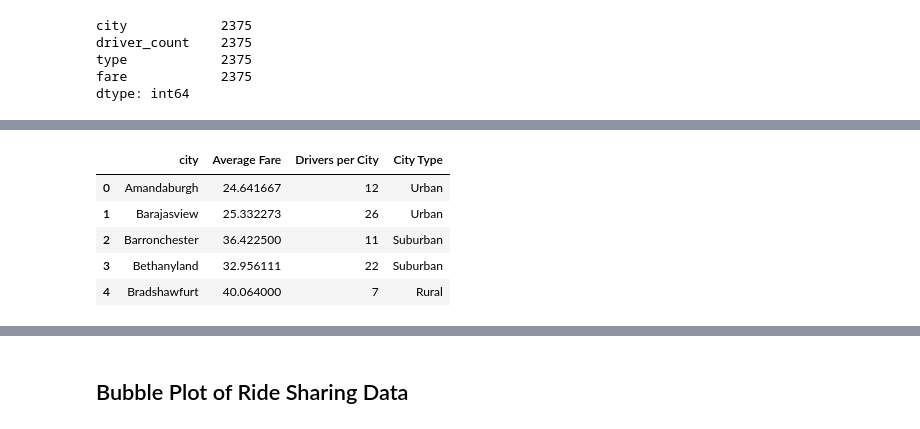
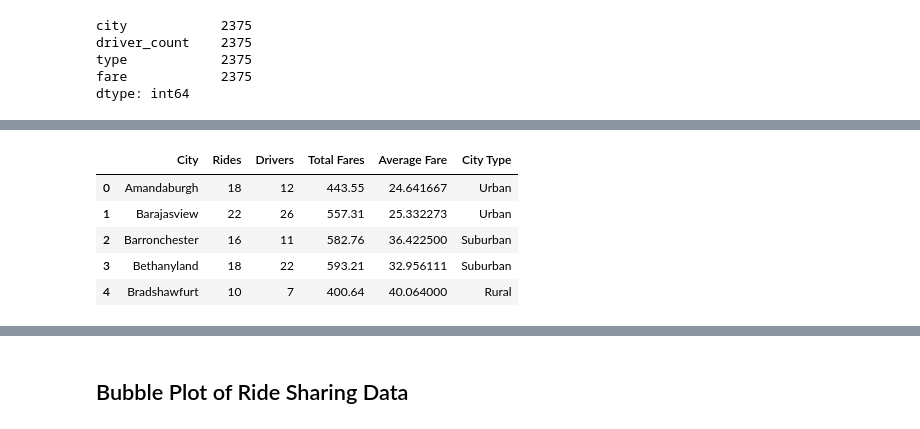
Before and after one commit to GfP1973/MATPLOTLIB_HW, a Jupyter notebook: pyber_starter.ipynb, the cells around one changed output, grey strips where cells are left out. Drawn from its saved outputs; the diff is of its cells as text; code cells hidden in the pictures.

```diff
--- a/pyber_starter.ipynb
+++ b/pyber_starter.ipynb
@@ -201,0 +211,6 @@ city_ride_grouped_city = city_ride_redux.groupby(['city'])
+# %%
+#creating city fare total df
+city_fares_totals = city_fares.groupby(['city']).sum()
+city_fares_totals_df = pd.DataFrame(city_fares_totals)
+
+city_fares_totals_df.head()
@@ -201,0 +225,4 @@ city_ride_grouped_city = city_ride_redux.groupby(['city'])
+# %%
+#merge total fares and total rides
+city_fares_rides_sum = pd.merge(city_fares_totals_df,city_ride_count_df, how='left',on='city')
+city_fares_rides_sum.head()
@@ -206,0 +250,6 @@ city_grouped_avg_fare_df = pd.DataFrame(city_grouped_avg_fare)
+# %%
+#merge city fare totals and city fare average
+city_fare_profile = pd.merge(city_fares_rides_sum,city_grouped_avg_fare_df,how='left',on='city')
+
+city_fare_profile = city_fare_profile.rename(columns = {'fare_x':'Total Fares','fare_y':'Average Fare'})
+city_fare_profile.head()
@@ -209,5 +266,7 @@ city_grouped_avg_fare_df = pd.DataFrame(city_grouped_avg_fare)
 driver_count_city = city_ride_redux.sort_values(['driver_count'], ascending=False)
 driver_count_city_clean = driver_count_city.drop_duplicates(['city'])
 total_drivers = driver_count_city_clean["driver_count"].sum()
+driver_count_city_clean_df = pd.DataFrame(driver_count_city_clean)
+del driver_count_city_clean_df['fare']
 #total_drivers
-#driver_count_city_clean.head()
+driver_count_city_clean_df.head()
@@ -214,17 +280,19 @@ total_drivers = driver_count_city_clean["driver_count"].sum()
 # %%
 #merging
-city_ride_driver_fare_merge = pd.merge(city_grouped_avg_fare_df,driver_count_city_clean, how="outer", on="city")
-del city_ride_driver_fare_merge['fare_y']
+city_ride_profile = pd.merge(city_fare_profile,driver_count_city_clean_df, how="left", on="city")
+
 
 #city_ride_driver_fare_merge["fare_x"] = city_ride_driver_fare_merge["fare_x"].astype(float).map("${:.2f}".format)
-city_ride_driver_fare_clean = city_ride_driver_fare_merge.rename(columns={"fare_x":"Average Fare","driver_count": "Drivers per City","type":"City Type"})
+#city_ride_driver_fare_clean = city_ride_driver_fare_merge.rename(columns={"fare_x":"Average Fare","driver_count": "Drivers per City","type":"City Type"})
 
-city_ride_driver_fare_clean.head()
+city_ride_profile = city_ride_profile.rename(columns={'city':'City','driver_count':'Drivers','type':'City Type'})
+city_ride_profile = city_ride_profile[['City','Rides','Drivers','Total Fares','Average Fare', 'City Type']]
+city_ride_profile.head()
 # %% [output]
-|  | city | Average Fare | Drivers per City | City Type |
-| 0 | Amandaburgh | 24.641667 | 12 | Urban |
-| 1 | Barajasview | 25.332273 | 26 | Urban |
-| 2 | Barronchester | 36.422500 | 11 | Suburban |
-| 3 | Bethanyland | 32.956111 | 22 | Suburban |
-| 4 | Bradshawfurt | 40.064000 | 7 | Rural |
+|  | City | Rides | Drivers | Total Fares | Average Fare | City Type |
+| 0 | Amandaburgh | 18 | 12 | 443.55 | 24.641667 | Urban |
+| 1 | Barajasview | 22 | 26 | 557.31 | 25.332273 | Urban |
+| 2 | Barronchester | 16 | 11 | 582.76 | 36.422500 | Suburban |
+| 3 | Bethanyland | 18 | 22 | 593.21 | 32.956111 | Suburban |
+| 4 | Bradshawfurt | 10 | 7 | 400.64 | 40.064000 | Rural |
 # %%
```
Also changed, not shown: parts of 28 cells of this notebook.
